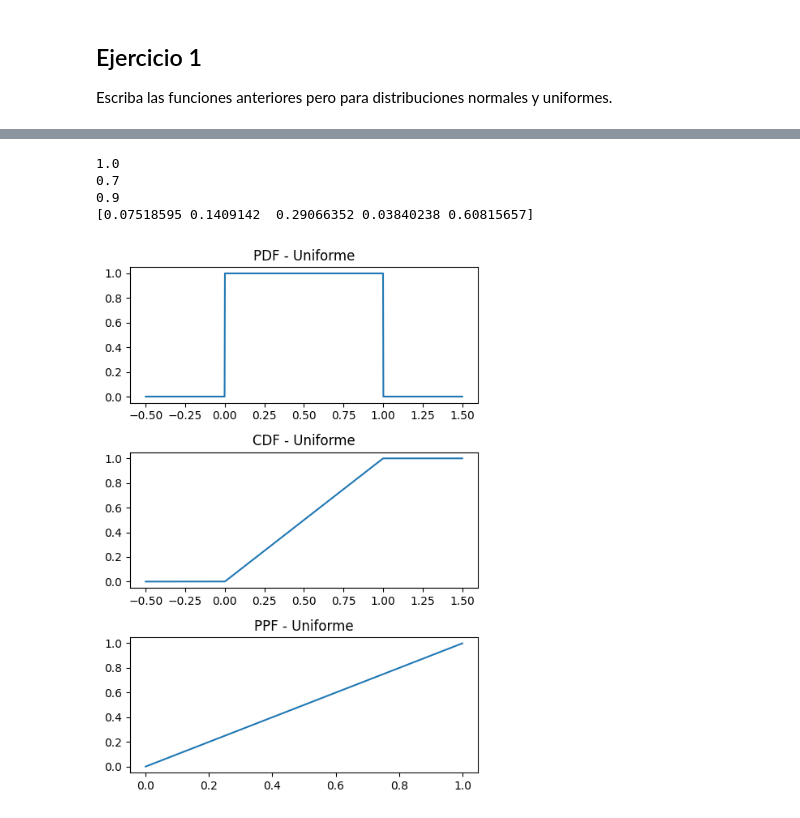
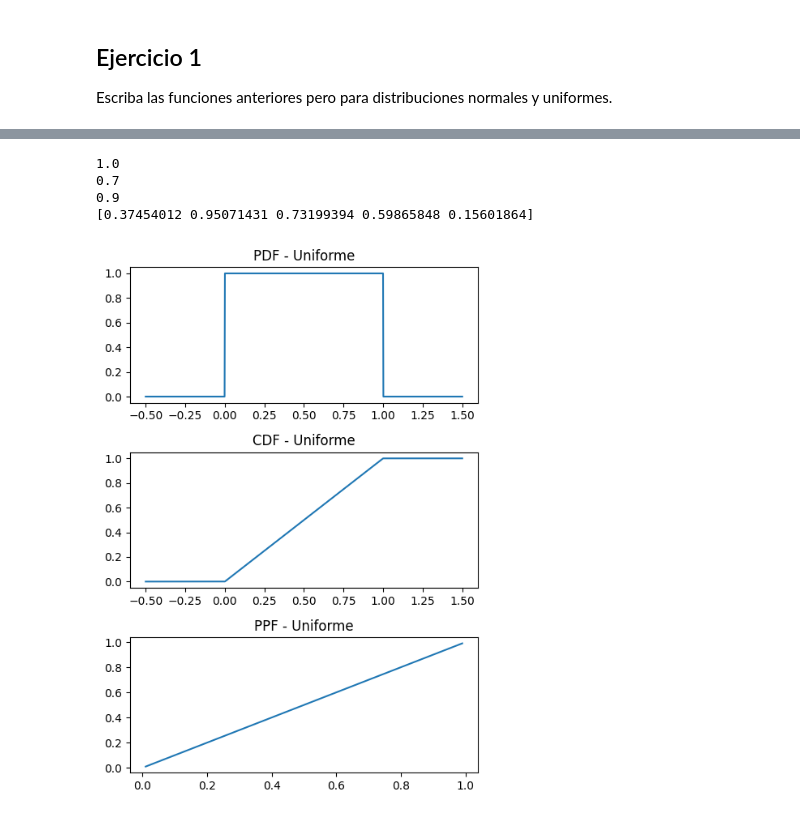
Before and after one commit to 4GeeksAcademy/alemantellini-probability-distribution-exercises-project-with-python, a Jupyter notebook: notebook/problems.es.ipynb, the cells around one changed output, grey strips where cells are left out. Drawn from its saved outputs; the diff is of its cells as text; code cells hidden in the pictures.

```diff
--- a/notebook/problems.es.ipynb
+++ b/notebook/problems.es.ipynb
@@ -134,10 +143,10 @@ np.random.seed(42)
 
 mean = 0
 sd = 1
-x = np.linspace(-4, 4, 1000)
+x = np.linspace(-5, 5, 1000)
 pdf = dnorm(x, mean=mean, sd=sd)
 cdf = pnorm(x, mean=mean, sd=sd)
-ppf = qnorm(np.linspace(0.001, 0.999, 1000), mean=mean, sd=sd)
+ppf = qnorm(np.linspace(0.01, 0.99, 1000), mean=mean, sd=sd)
 
 fig, axis = plt.subplots(3, 1, figsize=(5, 7))
 
@@ -147,7 +156,7 @@ axis[0].set_title("PDF - Normal")
 axis[1].plot(x, cdf)
 axis[1].set_title("CDF - Normal")
 
-axis[2].plot(np.linspace(0.001, 0.999, 1000), ppf)
+axis[2].plot(np.linspace(0.01, 0.99, 1000), ppf)
 axis[2].set_title("PPF - Normal")
 
 # Adjust the layout
@@ -202,35 +211,35 @@ print(runif(5, min=0, max=1))
 1.0
 0.7
 0.9
-[0.07518595 0.1409142  0.29066352 0.03840238 0.60815657]
+[0.37454012 0.95071431 0.73199394 0.59865848 0.15601864]
 # %%
 import numpy as np
 import matplotlib.pyplot as plt
 
 np.random.seed(42)
 
 a = 0
 b = 1
 x = np.linspace(-0.5, 1.5, 1000)
 pdf = dunif(x, min=a, max=b)
 cdf = punif(x, min=a, max=b)
-ppf = qunif(np.linspace(0.001, 0.999, 1000), min=a, max=b)
+ppf = qunif(np.linspace(0.01, 0.99, 1000), min=a, max=b)
 
 fig, axis = plt.subplots(3, 1, figsize=(5, 7))
 
 axis[0].plot(x, pdf)
 axis[0].set_title("PDF - Uniforme")
 
 axis[1].plot(x, cdf)
 axis[1].set_title("CDF - Uniforme")
 
-axis[2].plot(np.linspace(0.001, 0.999, 1000), ppf)
+axis[2].plot(np.linspace(0.01, 0.99, 1000), ppf)
 axis[2].set_title("PPF - Uniforme")
 
 # Adjust the layout
 plt.tight_layout()
 
 # Show the plot
 plt.show()
 # %% [output]
-[figure, old version]
+[figure, new version]
```
Also changed, not shown: parts of 3 cells of this notebook.
